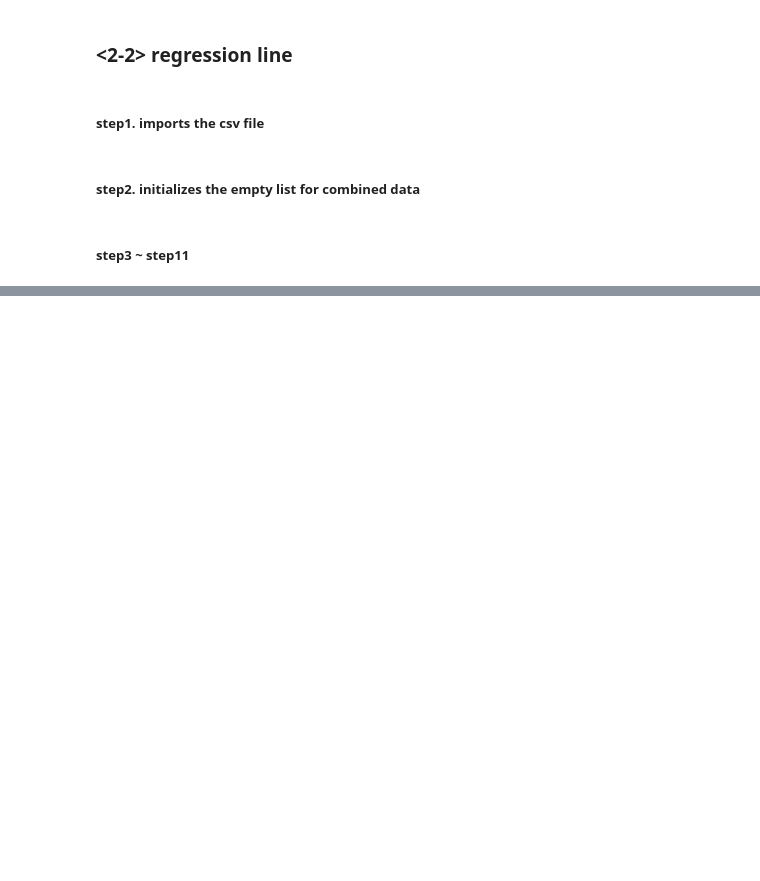
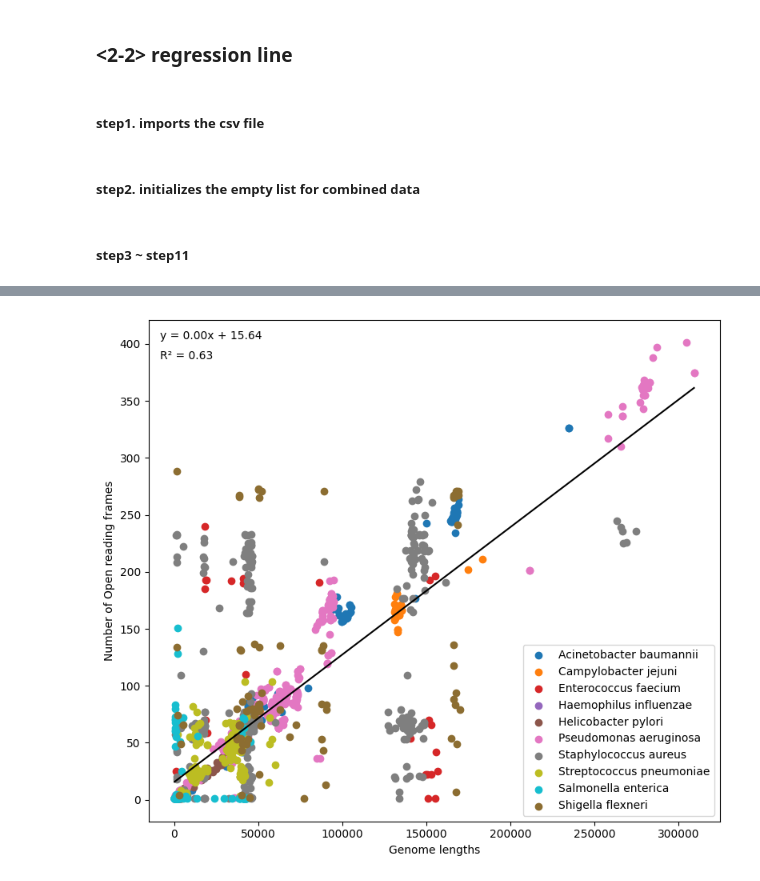
Before and after one commit to hshimlab/phage_protein, a Jupyter notebook: phage_figures/Scatterplot.ipynb, the cells around one changed output, grey strips where cells are left out. Saved outputs shown, nothing was run; the diff lists cells and outputs as text; code cells hidden in the pictures; blank space fills up the shorter version.

```diff
--- a/phage_figures/Scatterplot.ipynb
+++ b/phage_figures/Scatterplot.ipynb
@@ -280,7 +280,7 @@ plt.show()
 ##### step1. imports the csv file
 # %%
 csv_files = [
-    "D:\Bacteriophage\ESKAPE\Regression curve\ESKAPE_Acinobacter baumannii.csv",
+    "D:\Bacteriophage\ESKAPE\Regression curve\ESKAPE_Acinetobacter baumannii.csv",
     "D:\Bacteriophage\ESKAPE\Regression curve\ESKPAE_Campylobacter jejuni.csv",
     "D:\Bacteriophage\ESKAPE\Regression curve\ESKPAE_Escherichia coli.csv",
     "D:\Bacteriophage\ESKAPE\Regression curve\ESKAPE_Enterococcus faecium.csv",
@@ -294,7 +294,7 @@ csv_files = [
 ]
 
 scatter_labels = [
-    "Acinobacter baumannii",
+    "Acinetobacter baumannii",
     "Campylobacter jejuni",
     "Escherichia coli",
     "Enterococcus faecium",
@@ -379,0 +384,95 @@ plt.show()
+# %%
+csv_files = [
+    "D:\Bacteriophage\ESKAPE\Regression curve\ESKAPE_Acinetobacter baumannii.csv",
+    "D:\Bacteriophage\ESKAPE\Regression curve\ESKPAE_Campylobacter jejuni.csv",
+    "D:\Bacteriophage\ESKAPE\Regression curve\ESKAPE_Enterococcus faecium.csv",
+    "D:\Bacteriophage\ESKAPE\Regression curve\ESKPAE_Haemophilus influenzae.csv",
+    "D:\Bacteriophage\ESKAPE\Regression curve\ESKAPE_Helicobacter pylori.csv",
+    "D:\Bacteriophage\ESKAPE\Regression curve\ESKPAE_Pseudomonas aeruginosa.csv",
+    "D:\Bacteriophage\ESKAPE\Regression curve\ESKAPE_Staphylococcus aureus.csv",
+    "D:\Bacteriophage\ESKAPE\Regression curve\ESKPAE_Streptococcus pneumoniae.csv",
+    "D:\Bacteriophage\ESKAPE\Regression curve\ESKAPE_Salmonella enterica.csv",
+    "D:\Bacteriophage\ESKAPE\Regression curve\ESKAPE_Shigella flexneri.csv"
+]
+
+# List of custom labels for each scatter plot
+scatter_labels = [
+    "Acinetobacter baumannii",
+    "Campylobacter jejuni",
+    "Enterococcus faecium",
+    "Haemophilus influenzae",
+    "Helicobacter pylori",
+    "Pseudomonas aeruginosa",
+    "Staphylococcus aureus",
+    "Streptococcus pneumoniae",
+    "Salmonella enterica",
+    "Shigella flexneri"
+]
+
+colors = ['#1f77b4',
+        '#ff7f0e',
+        '#d62728',
+        '#9467bd',
+        '#8c564b',
+        '#e377c2',
+        '#7f7f7f',
+        '#bcbd22',
+        '#17becf',
+        '#8c6d31'
+]
+
+# Initialize empty lists for combined data
+combined_genome_lengths = []
+combined_number_of_orf = []
+
+# Read and combine data from all CSV files
+for csv_file in csv_files:
+    df = pd.read_csv(csv_file)
+    df.replace(0, float('nan'), inplace=True)
+    df.dropna(subset=['Genome lengths', 'Number of ORF'], inplace=True)
+    combined_genome_lengths.extend(df['Genome lengths'])
+    combined_number_of_orf.extend(df['Number of ORF'])
+
+# Convert lists to NumPy arrays
+combined_genome_lengths = np.array(combined_genome_lengths).reshape(-1, 1)
+combined_number_of_orf = np.array(combined_number_of_orf)
+
+# Fit a linear regression model
+regressor = LinearRegression()
+regressor.fit(combined_genome_lengths, combined_number_of_orf)
+
+# Generate predictions using the regression model
+plt.figure(figsize=(8, 7))
+x_range = np.linspace(min(combined_genome_lengths), max(combined_genome_lengths), 100)
+y_pred = regressor.predict(x_range.reshape(-1, 1))
+
+# Scatter plot for all datasets
+for i, csv_file in enumerate(csv_files):
+    df = pd.read_csv(csv_file)
+    df.replace(0, float('nan'), inplace=True)
+    df.dropna(subset=['Genome lengths', 'Number of ORF'], inplace=True)
+    plt.scatter(df['Genome lengths'], df['Number of ORF'], label=scatter_labels[i],  color=colors[i])
+
+# Plot the regression line
+plt.plot(x_range, y_pred, color='black')
+
+# Equation of the regression line
+equation = f'y = {regressor.coef_[0]:.2f}x + {regressor.intercept_:.2f}'
+plt.text(0.02, 0.98, equation, transform=plt.gca().transAxes, fontsize=10, va='top')
+
+# R-squared value
+r_squared = f'R² = {regressor.score(combined_genome_lengths, combined_number_of_orf):.2f}'
+plt.text(0.02, 0.94, r_squared, transform=plt.gca().transAxes, fontsize=10, va='top')
+
+# Configure the graph
+plt.xlabel('Genome lengths')
+plt.ylabel('Number of Open reading frames')
+plt.legend()
+
+# Display the graph
+plt.tight_layout()
+plt.savefig("D:\Bacteriophage\ESKAPE\Regression curve\Regression_line_10_host_ESKAPE_pathogen.jpg")
+
+plt.show()
+# %% [output]
+[figure, added]
```
Also changed, not shown: parts of 12 cells of this notebook, 3 other files.
